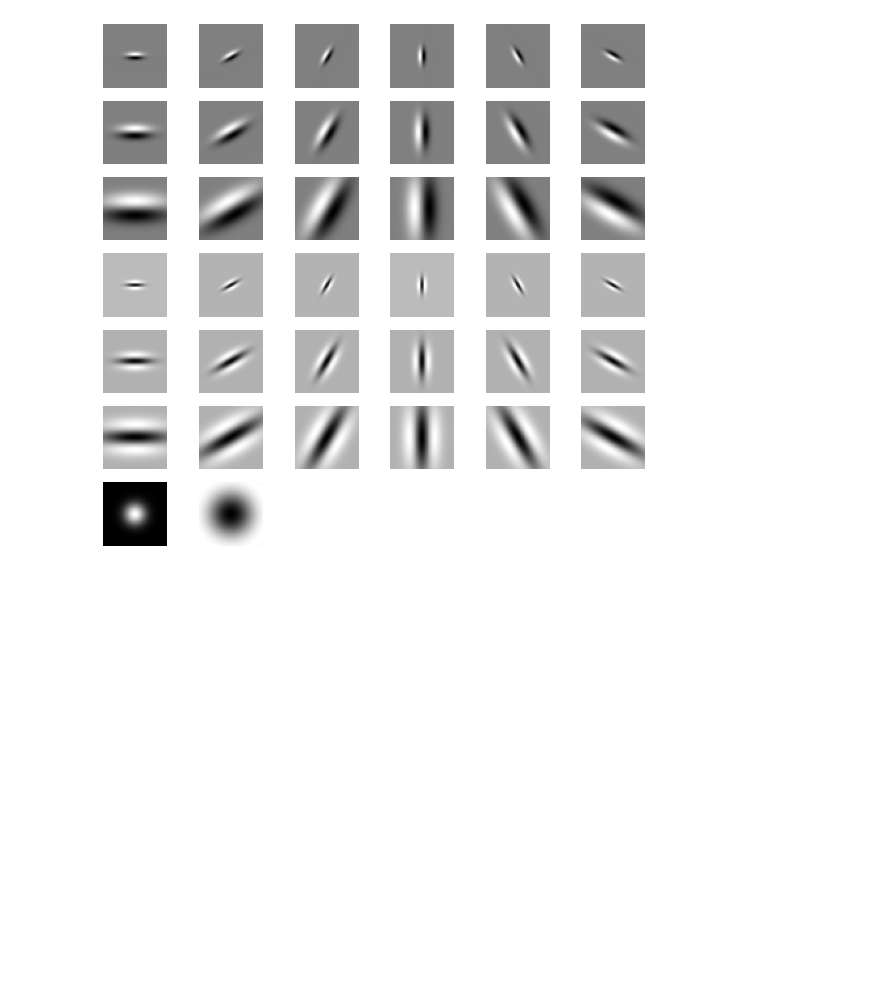
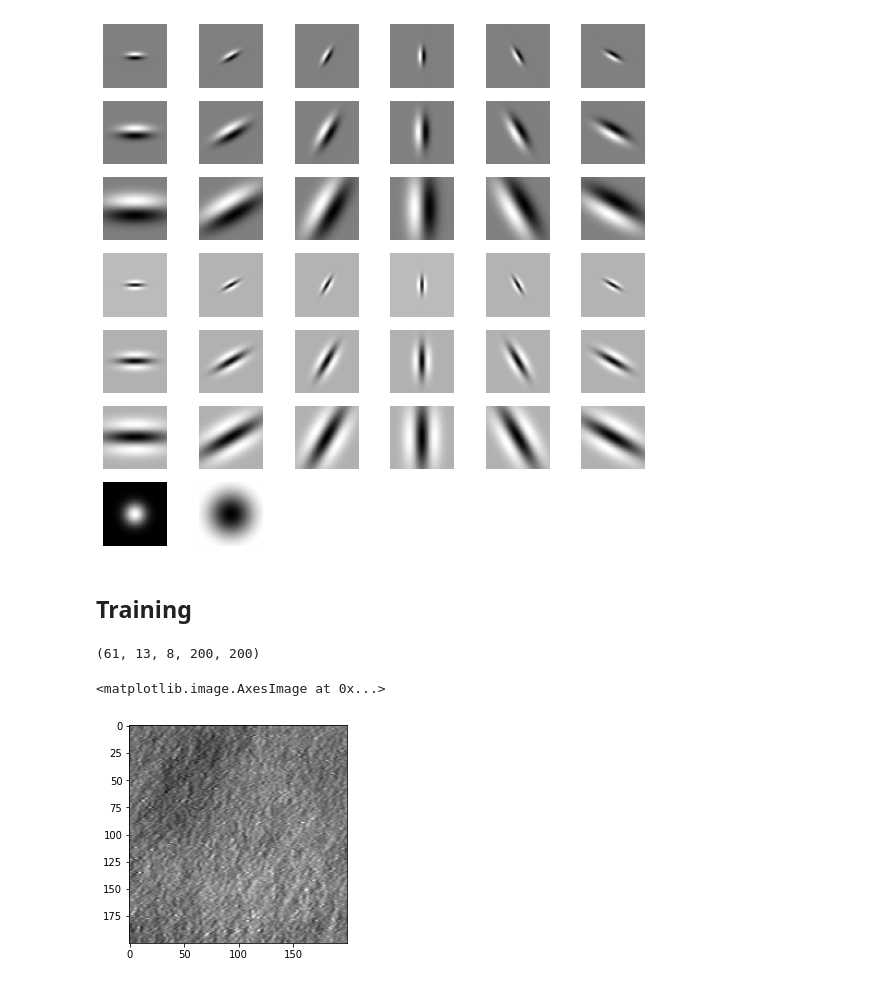
Before and after one commit to Nikronic/Computer-Vision-IUST, a Jupyter notebook: HW03/CV_HW03.ipynb, the cells around one changed output. Drawn from its saved outputs; the diff is of its cells as text; code cells hidden in the pictures; blank space fills up the shorter version.

Commit message:
add MR8 extraction for all classes

```diff
--- a/HW03/CV_HW03.ipynb
+++ b/HW03/CV_HW03.ipynb
@@ -122,7 +122,7 @@ for i, f in enumerate(filenames):
 # %%
 # test-train split
 # evenly split
-ratio = 0.5
+# ratio = 0.5
 
 x_train = np.empty((len(x)//2, x.shape[1], x.shape[2]))
 x_test = np.empty((len(x)//2, x.shape[1], x.shape[2]))
@@ -136,6 +136,9 @@ for i in range(n_classes):
     indices = list(range(i*sample_size+sample_size//2, (i+1)*sample_size))
     x_test[list(range((indices[0]-sample_size//2)//2, (indices[0]-sample_size//2)//2+sample_size//2))] = x[indices]
     y_test[list(range((indices[0]-sample_size//2)//2, (indices[0]-sample_size//2)//2+sample_size//2))] = y[indices]
+
+y_train = y_train.astype(np.uint8)
+y_test = y_test.astype(np.uint8)
 # %% [markdown]
 ## Filter Bank
 
@@ -238,3 +241,36 @@ for i in range(0,38):
     plt.imshow(F[:,:,i], cmap = 'gray')
 # %% [output]
 [figure]
+# %% [markdown]
+## Training
+# %%
+train_samples = 13
+
+all_classes_responses = []
+
+for cls in range(n_classes):
+    indices = (y_train==cls+1).nonzero()[0]
+    random_samples = x_train[random.sample(list(indices), train_samples)]
+
+    class_MR8 = np.zeros((train_samples, 8, crop_size, crop_size))
+
+    for idx, s in enumerate(random_samples):
+        responses = np.empty((F.shape[-1], crop_size, crop_size))
+        max_responses = np.zeros((8, crop_size, crop_size))
+        for i in range(38):
+            responses[i] = cv2.filter2D(s, -1, F[:,:, i])
+        for i in range(6):
+            max_responses[i] = np.max(responses[i*6:(i+1)*6], axis=0)
+        max_responses[6] = responses[36]
+        max_responses[7] = responses[37]
+        class_MR8[idx] = max_responses
+    all_classes_responses.append(class_MR8)
+    print('class #{} has been processed... '.format(cls+1))
+np.array(all_classes_responses).shape
+# %% [output]
+(61, 13, 8, 200, 200)
+# %%
+plt.imshow(random_samples[0], cmap='gray')
+# %% [output]
+<matplotlib.image.AxesImage at 0x...>
+[figure, added]
```
Also changed, not shown: parts of 3 cells of this notebook.
